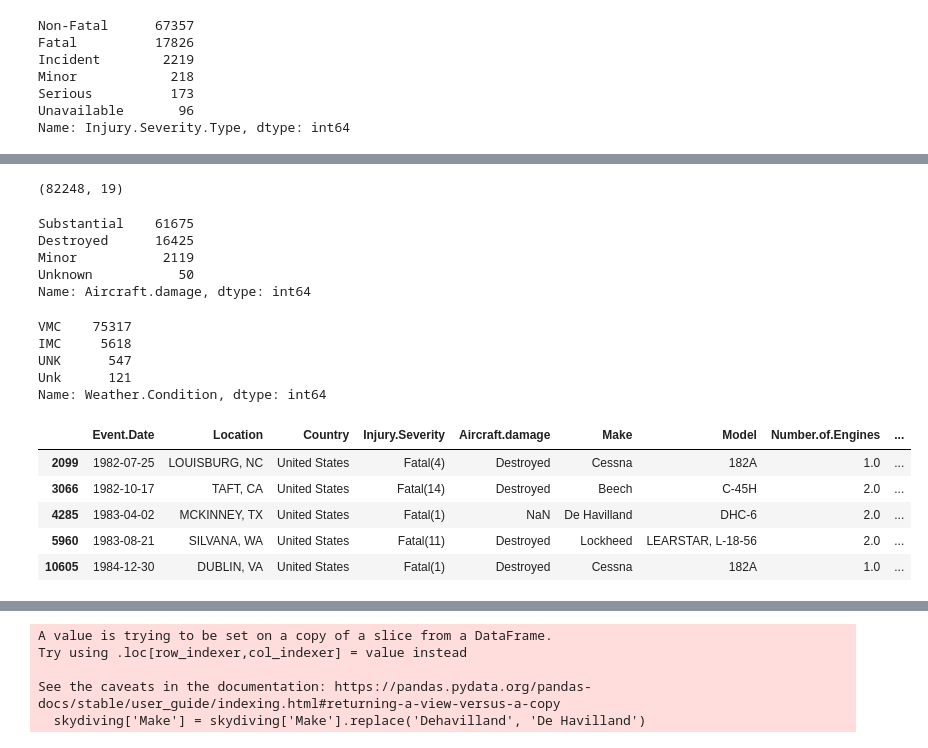
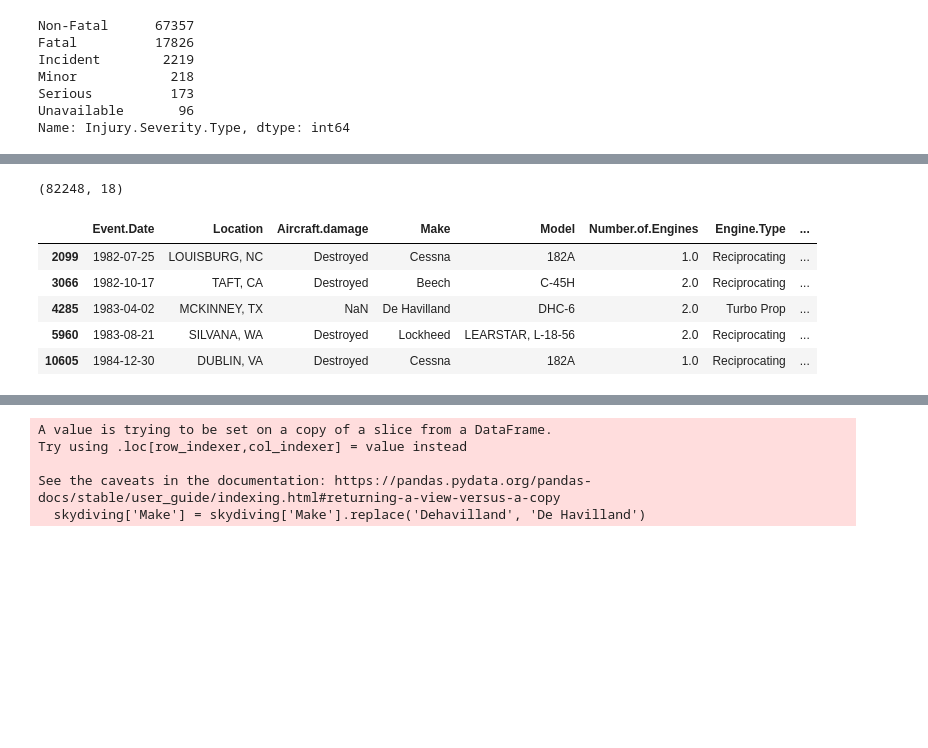
Before and after one commit to morgannash1/phase1_project, a Jupyter notebook: notebook.ipynb, the cells around one changed output, grey strips where cells are left out. Drawn from its saved outputs; the diff is of its cells as text; code cells hidden in the pictures; blank space fills up the shorter version.

Commit message:
Cleaned up and changed viz

```diff
--- a/notebook.ipynb
+++ b/notebook.ipynb
@@ -127,3 +130,6 @@ data['Month'] = data['Event.Date'].dt.month_name()
 # %%
-data['Injury.Severity.Type'] = data['Injury.Severity'].str.split('(').str[0]
+#Injury.Severity column has number fatalities in parentheses, we already have that information in the Total.Fatalities column
+#Split at the parentheses, and call the new column Injury.Severity.Type. Lastly, remove Injury.Severity column
+aviation1['Injury.Severity.Type'] = aviation1['Injury.Severity'].str.split('(').str[0]
+aviation1= aviation1.drop(['Injury.Severity'], axis =1)
 # %%
@@ -158,0 +180,3 @@ memory usage: 13.1+ MB
+# %%
+#clean up Make column
+aviation1['Make'] = aviation1['Make'].str.title()
@@ -173,24 +212,10 @@ Liberia               1
 Name: Country, Length: 219, dtype: int64
 # %%
-#to only look at accidents within the states, new US dataframe
-data_us= data[data['Country'] == 'United States']
+#to only look at accidents within the states, create US dataframe
+aviation_us= aviation1[aviation1['Country'] == 'United States']
+# %%
+aviation_us= aviation_us.drop(['Country'], axis =1)
 # %%
-data_us.shape
+aviation_us.shape
 # %% [output]
-(82248, 19)
+(82248, 18)
-# %%
-data_us['Aircraft.damage'].value_counts()
-# %% [output]
-Substantial    61675
-Destroyed      16425
-Minor           2119
-Unknown           50
-Name: Aircraft.damage, dtype: int64
-# %%
-data_us['Weather.Condition'].value_counts()
-# %% [output]
-VMC    75317
-IMC     5618
-UNK      547
-Unk      121
-Name: Weather.Condition, dtype: int64
@@ -197,14 +224,14 @@ Name: Weather.Condition, dtype: int64
 # %%
 #skydiving specific dataframe
-skydiving = data_us[data_us['Purpose.of.flight'] == 'Skydiving']
+skydiving = aviation_us[aviation_us['Purpose.of.flight'] == 'Skydiving']
 skydiving.head()
 # %% [output]
-|  | Event.Date | Location | Country | Injury.Severity | Aircraft.damage | Make | Model | Number.of.Engines | ... |
-| 2099 | 1982-07-25 | LOUISBURG, NC | United States | Fatal(4) | Destroyed | Cessna | 182A | 1.0 | ... |
-| 3066 | 1982-10-17 | TAFT, CA | United States | Fatal(14) | Destroyed | Beech | C-45H | 2.0 | ... |
-| 4285 | 1983-04-02 | MCKINNEY, TX | United States | Fatal(1) | NaN | De Havilland | DHC-6 | 2.0 | ... |
-| 5960 | 1983-08-21 | SILVANA, WA | United States | Fatal(11) | Destroyed | Lockheed | LEARSTAR, L-18-56 | 2.0 | ... |
-| 10605 | 1984-12-30 | DUBLIN, VA | United States | Fatal(1) | Destroyed | Cessna | 182A | 1.0 | ... |
+|  | Event.Date | Location | Aircraft.damage | Make | Model | Number.of.Engines | Engine.Type | ... |
+| 2099 | 1982-07-25 | LOUISBURG, NC | Destroyed | Cessna | 182A | 1.0 | Reciprocating | ... |
+| 3066 | 1982-10-17 | TAFT, CA | Destroyed | Beech | C-45H | 2.0 | Reciprocating | ... |
+| 4285 | 1983-04-02 | MCKINNEY, TX | NaN | De Havilland | DHC-6 | 2.0 | Turbo Prop | ... |
+| 5960 | 1983-08-21 | SILVANA, WA | Destroyed | Lockheed | LEARSTAR, L-18-56 | 2.0 | Reciprocating | ... |
+| 10605 | 1984-12-30 | DUBLIN, VA | Destroyed | Cessna | 182A | 1.0 | Reciprocating | ... |
 # %%
 #reset the index
 skydiving.reset_index(drop= True, inplace=True)
```
Also changed, not shown: parts of 45 cells of this notebook.
